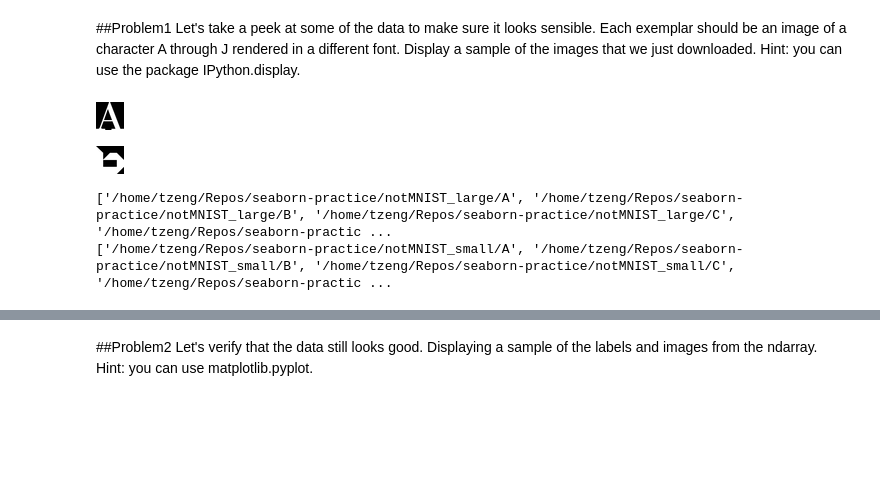
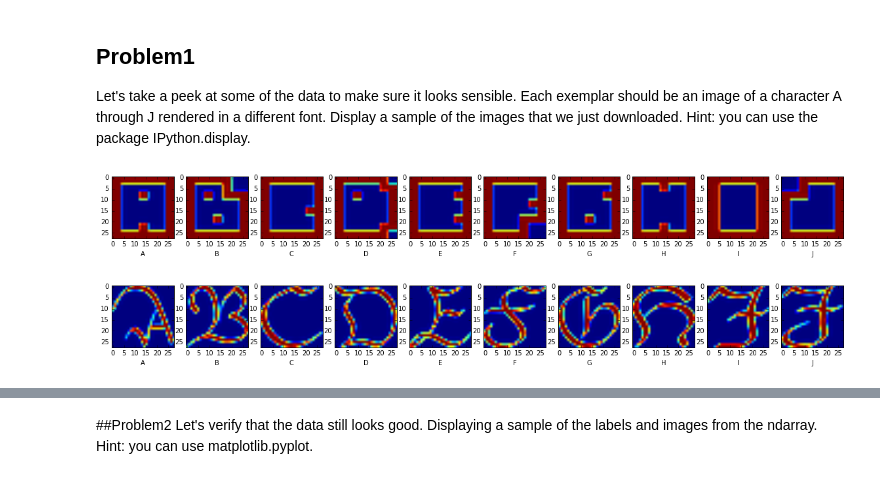
Before and after one commit to tytseng/udacity_deep_learning_course, a Jupyter notebook: udacity_assignment_1.ipynb, the cells around one changed output, grey strips where cells are left out. Cells and saved outputs as stored; diff of their text form; code cells hidden in the pictures; blank space fills up the shorter version.

Commit message:
MODIFY:  update Problem1 solving and data preprocessing

```diff
--- a/udacity_assignment_1.ipynb
+++ b/udacity_assignment_1.ipynb
@@ -57,22 +70,27 @@ Exception: Expected 4 folders, one per class. Found 10 instead.
 # %% [markdown]
-##Problem1
+## Problem1
 Let's take a peek at some of the data to make sure it looks sensible. Each exemplar should be an image of a character A through J rendered in a different font. Display a sample of the images that we just downloaded. Hint: you can use the package IPython.display.
-# %%
-from IPython.display import display, Image
-display(Image(filename="/home/tzeng/Repos/seaborn-practice/notMNIST_large/A/QmF1ZXJCb2RULVJlZ3Uub3Rm.png"))
-display(Image(filename="/home/tzeng/Repos/seaborn-practice/notMNIST_large/B/a29ydW5pc2hpLnR0Zg==.png"))
-# %% [output]
-[figure, removed]
-[figure, removed]
-# %%
-root_l = '/home/tzeng/Repos/seaborn-practice/notMNIST_large/'
-root_s = '/home/tzeng/Repos/seaborn-practice/notMNIST_small/'
-classes = ['A', 'B', 'C', 'D']
-train_folders = map(lambda d: os.path.join(root_l, d), classes)
-test_folders = map(lambda d: os.path.join(root_s, d), classes)
-
-print train_folders
-print test_folders
-# %% [output]
-['/home/tzeng/Repos/seaborn-practice/notMNIST_large/A', '/home/tzeng/Repos/seaborn-practice/notMNIST_large/B', '/home/tzeng/Repos/seaborn-practice/notMNIST_large/C', '/home/tzeng/Repos/seaborn-practic ...
-['/home/tzeng/Repos/seaborn-practice/notMNIST_small/A', '/home/tzeng/Repos/seaborn-practice/notMNIST_small/B', '/home/tzeng/Repos/seaborn-practice/notMNIST_small/C', '/home/tzeng/Repos/seaborn-practic ...
+# %%
+% matplotlib inline
+import string
+
+fig = plt.figure(figsize=(20, 10))
+
+for ix, tf in enumerate(train_folders):
+    image_path = os.path.join(tf, os.listdir(tf)[-1])
+    img = Image(filename=image_path)
+    fig.add_subplot(1, 10, ix+1)
+    plt.imshow(plt.imread(image_path))
+    plt.xlabel(string.uppercase[ix])
+
+fig2 = plt.figure(figsize=(20, 10))
+
+for ix, tf in enumerate(train_folders):
+    image_path = os.path.join(tf, os.listdir(tf)[-2])
+    img = Image(filename=image_path)
+    fig2.add_subplot(1, 10, ix+1)
+    plt.imshow(plt.imread(image_path))
+    plt.xlabel(string.uppercase[ix])
+# %% [output]
+[figure, added]
+[figure, added]
```
Also changed, not shown: parts of 8 cells of this notebook.
